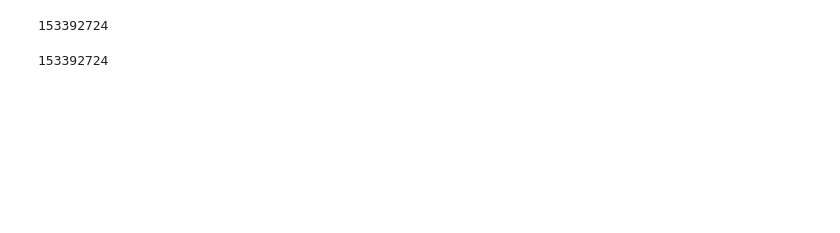
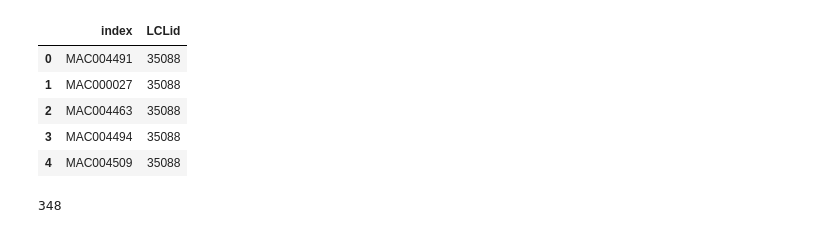
Before and after one commit to belenalberti/Smart_Meters_Demand_Forecasting, a Jupyter notebook: code_datasets/1_data_frames/univariate/univariate.ipynb, the cells around one changed output. Drawn from its saved outputs; the diff is of its cells as text; code cells hidden in the pictures; blank space fills up the shorter version.

```diff
--- a/code_datasets/1_data_frames/univariate/univariate.ipynb
+++ b/code_datasets/1_data_frames/univariate/univariate.ipynb
@@ -50,0 +102,14 @@ halfhourly_consumption_12_13 = halfhourly_consumption[(halfhourly_consumption['y
+# %%
+# After looking into the data, that extra row was a null with odd tstp (not in the 30 min interval), hence we drop them
+df_no_null = half_h[half_h['energy(kWh/hh)'] != "Null"]
+LCLid = df_no_null.LCLid
+LCLid_df = LCLid.to_frame()
+LCLid_freq = LCLid_df['LCLid'].value_counts().reset_index()
+LCLid_freq.head()
+# %% [output]
+|  | index | LCLid |
+| 0 | MAC004491 | 35088 |
+| 1 | MAC000027 | 35088 |
+| 2 | MAC004463 | 35088 |
+| 3 | MAC004494 | 35088 |
+| 4 | MAC004509 | 35088 |
@@ -51,4 +121,4 @@ halfhourly_consumption_12_13 = halfhourly_consumption[(halfhourly_consumption['y
 # %%
-len(halfhourly_consumption_12_13)
+len(LCLid_complete)
 # %% [output]
-153392724
+348
@@ -57,4 +124,0 @@ LCLid = halfhourly_consumption_12_13.LCLid
-# %%
-len(LCLid)
-# %% [output]
-153392724
```
Also changed, not shown: parts of 21 cells of this notebook, 12 other files.
